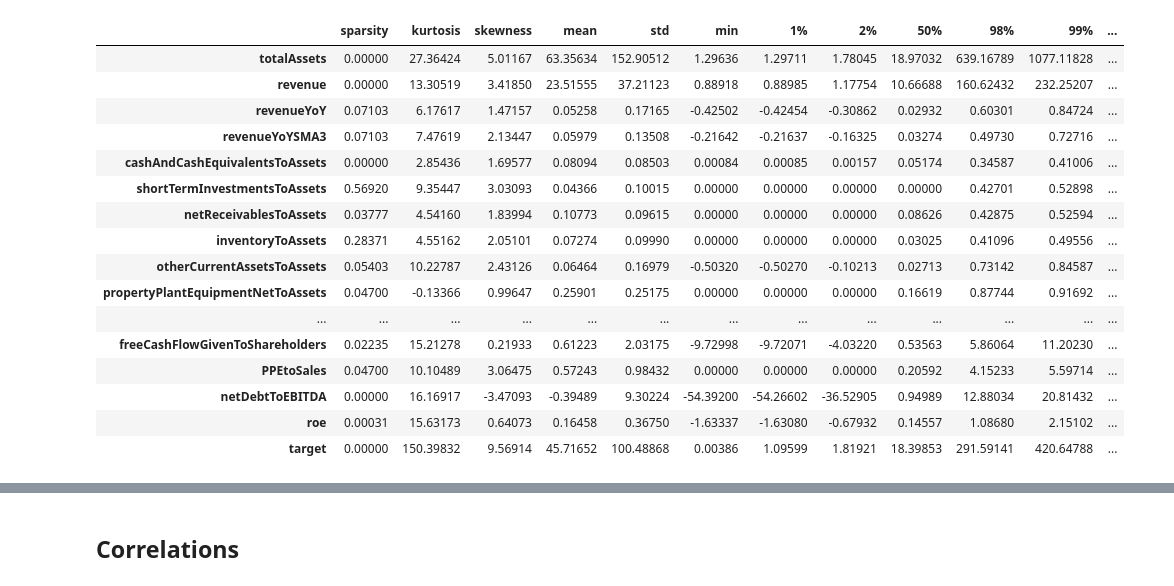
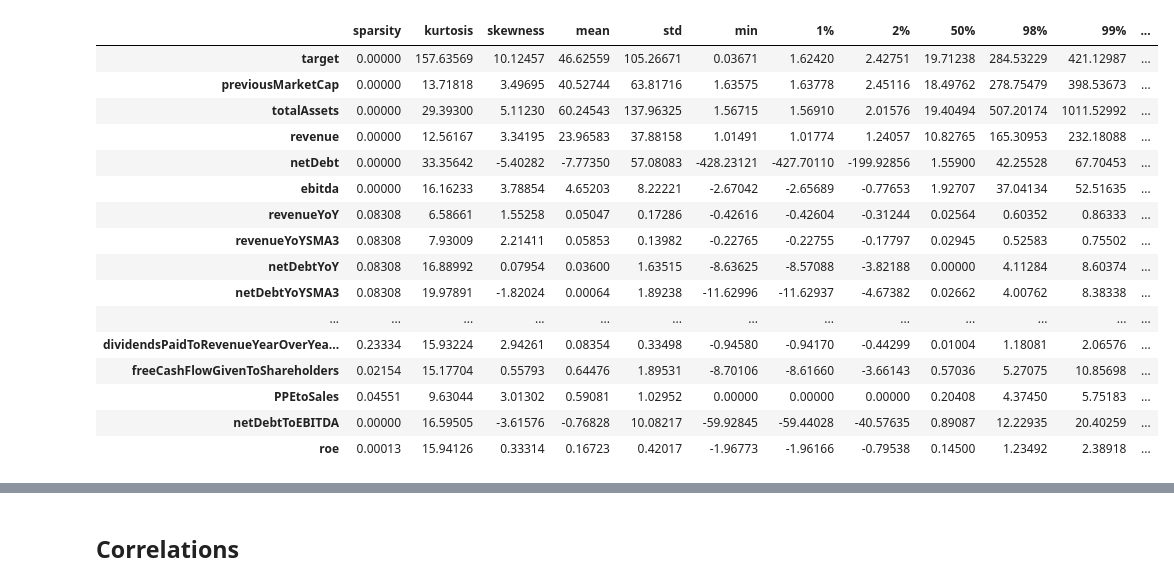
Before and after one commit to FranciscoPala/SP500_constituents_market_cap_estimator, a Jupyter notebook: src/notebooks/EDA.ipynb, the cells around one changed output, grey strips where cells are left out. Cells and saved outputs as stored; diff of their text form; code cells hidden in the pictures.

```diff
--- a/src/notebooks/EDA.ipynb
+++ b/src/notebooks/EDA.ipynb
@@ -61,25 +61,25 @@ num_describe(features_transformed)
 | roe | 0.00000 | 1124.73163 | -3.93082 | -0.00000 | 1.00007 | -39.89656 | -0.34530 | -0.14135 | 0.00555 | 0.15373 | 0.29684 | ... |
 # %%
 clipper = Windsorizer()
-features = clipper.fit_transform(features)
+features = clipper.fit_transform(generate_features(data).drop(columns = ['symbol', 'calendarYear', 'fillingDate']))
 features['target'] = data.target
 num_describe(features)
 # %% [output]
 |  | sparsity | kurtosis | skewness | mean | std | min | 1% | 2% | 50% | 98% | 99% | ... |
-| totalAssets | 0.00000 | 27.36424 | 5.01167 | 63.35634 | 152.90512 | 1.29636 | 1.29711 | 1.78045 | 18.97032 | 639.16789 | 1077.11828 | ... |
-| revenue | 0.00000 | 13.30519 | 3.41850 | 23.51555 | 37.21123 | 0.88918 | 0.88985 | 1.17754 | 10.66688 | 160.62432 | 232.25207 | ... |
-| revenueYoY | 0.07103 | 6.17617 | 1.47157 | 0.05258 | 0.17165 | -0.42502 | -0.42454 | -0.30862 | 0.02932 | 0.60301 | 0.84724 | ... |
-| revenueYoYSMA3 | 0.07103 | 7.47619 | 2.13447 | 0.05979 | 0.13508 | -0.21642 | -0.21637 | -0.16325 | 0.03274 | 0.49730 | 0.72716 | ... |
-| cashAndCashEquivalentsToAssets | 0.00000 | 2.85436 | 1.69577 | 0.08094 | 0.08503 | 0.00084 | 0.00085 | 0.00157 | 0.05174 | 0.34587 | 0.41006 | ... |
-| shortTermInvestmentsToAssets | 0.56920 | 9.35447 | 3.03093 | 0.04366 | 0.10015 | 0.00000 | 0.00000 | 0.00000 | 0.00000 | 0.42701 | 0.52898 | ... |
-| netReceivablesToAssets | 0.03777 | 4.54160 | 1.83994 | 0.10773 | 0.09615 | 0.00000 | 0.00000 | 0.00000 | 0.08626 | 0.42875 | 0.52594 | ... |
-| inventoryToAssets | 0.28371 | 4.55162 | 2.05101 | 0.07274 | 0.09990 | 0.00000 | 0.00000 | 0.00000 | 0.03025 | 0.41096 | 0.49556 | ... |
-| otherCurrentAssetsToAssets | 0.05403 | 10.22787 | 2.43126 | 0.06464 | 0.16979 | -0.50320 | -0.50270 | -0.10213 | 0.02713 | 0.73142 | 0.84587 | ... |
-| propertyPlantEquipmentNetToAssets | 0.04700 | -0.13366 | 0.99647 | 0.25901 | 0.25175 | 0.00000 | 0.00000 | 0.00000 | 0.16619 | 0.87744 | 0.91692 | ... |
+| target | 0.00000 | 157.63569 | 10.12457 | 46.62559 | 105.26671 | 0.03671 | 1.62420 | 2.42751 | 19.71238 | 284.53229 | 421.12987 | ... |
+| previousMarketCap | 0.00000 | 13.71818 | 3.49695 | 40.52744 | 63.81716 | 1.63575 | 1.63778 | 2.45116 | 18.49762 | 278.75479 | 398.53673 | ... |
+| totalAssets | 0.00000 | 29.39300 | 5.11230 | 60.24543 | 137.96325 | 1.56715 | 1.56910 | 2.01576 | 19.40494 | 507.20174 | 1011.52992 | ... |
+| revenue | 0.00000 | 12.56167 | 3.34195 | 23.96583 | 37.88158 | 1.01491 | 1.01774 | 1.24057 | 10.82765 | 165.30953 | 232.18088 | ... |
+| netDebt | 0.00000 | 33.35642 | -5.40282 | -7.77350 | 57.08083 | -428.23121 | -427.70110 | -199.92856 | 1.55900 | 42.25528 | 67.70453 | ... |
+| ebitda | 0.00000 | 16.16233 | 3.78854 | 4.65203 | 8.22221 | -2.67042 | -2.65689 | -0.77653 | 1.92707 | 37.04134 | 52.51635 | ... |
+| revenueYoY | 0.08308 | 6.58661 | 1.55258 | 0.05047 | 0.17286 | -0.42616 | -0.42604 | -0.31244 | 0.02564 | 0.60352 | 0.86333 | ... |
+| revenueYoYSMA3 | 0.08308 | 7.93009 | 2.21411 | 0.05853 | 0.13982 | -0.22765 | -0.22755 | -0.17797 | 0.02945 | 0.52583 | 0.75502 | ... |
+| netDebtYoY | 0.08308 | 16.88992 | 0.07954 | 0.03600 | 1.63515 | -8.63625 | -8.57088 | -3.82188 | 0.00000 | 4.11284 | 8.60374 | ... |
+| netDebtYoYSMA3 | 0.08308 | 19.97891 | -1.82024 | 0.00064 | 1.89238 | -11.62996 | -11.62937 | -4.67382 | 0.02662 | 4.00762 | 8.38338 | ... |
 | ... | ... | ... | ... | ... | ... | ... | ... | ... | ... | ... | ... | ... |
-| freeCashFlowGivenToShareholders | 0.02235 | 15.21278 | 0.21933 | 0.61223 | 2.03175 | -9.72998 | -9.72071 | -4.03220 | 0.53563 | 5.86064 | 11.20230 | ... |
-| PPEtoSales | 0.04700 | 10.10489 | 3.06475 | 0.57243 | 0.98432 | 0.00000 | 0.00000 | 0.00000 | 0.20592 | 4.15233 | 5.59714 | ... |
-| netDebtToEBITDA | 0.00000 | 16.16917 | -3.47093 | -0.39489 | 9.30224 | -54.39200 | -54.26602 | -36.52905 | 0.94989 | 12.88034 | 20.81432 | ... |
-| roe | 0.00031 | 15.63173 | 0.64073 | 0.16458 | 0.36750 | -1.63337 | -1.63080 | -0.67932 | 0.14557 | 1.08680 | 2.15102 | ... |
-| target | 0.00000 | 150.39832 | 9.56914 | 45.71652 | 100.48868 | 0.00386 | 1.09599 | 1.81921 | 18.39853 | 291.59141 | 420.64788 | ... |
+| dividendsPaidToRevenueYearOverYea... | 0.23334 | 15.93224 | 2.94261 | 0.08354 | 0.33498 | -0.94580 | -0.94170 | -0.44299 | 0.01004 | 1.18081 | 2.06576 | ... |
+| freeCashFlowGivenToShareholders | 0.02154 | 15.17704 | 0.55793 | 0.64476 | 1.89531 | -8.70106 | -8.61660 | -3.66143 | 0.57036 | 5.27075 | 10.85698 | ... |
+| PPEtoSales | 0.04551 | 9.63044 | 3.01302 | 0.59081 | 1.02952 | 0.00000 | 0.00000 | 0.00000 | 0.20408 | 4.37450 | 5.75183 | ... |
+| netDebtToEBITDA | 0.00000 | 16.59505 | -3.61576 | -0.76828 | 10.08217 | -59.92845 | -59.44028 | -40.57635 | 0.89087 | 12.22935 | 20.40259 | ... |
+| roe | 0.00013 | 15.94126 | 0.33314 | 0.16723 | 0.42017 | -1.96773 | -1.96166 | -0.79538 | 0.14500 | 1.23492 | 2.38918 | ... |
 # %%
```
Also changed, not shown: parts of 8 cells of this notebook, 8 other files.
